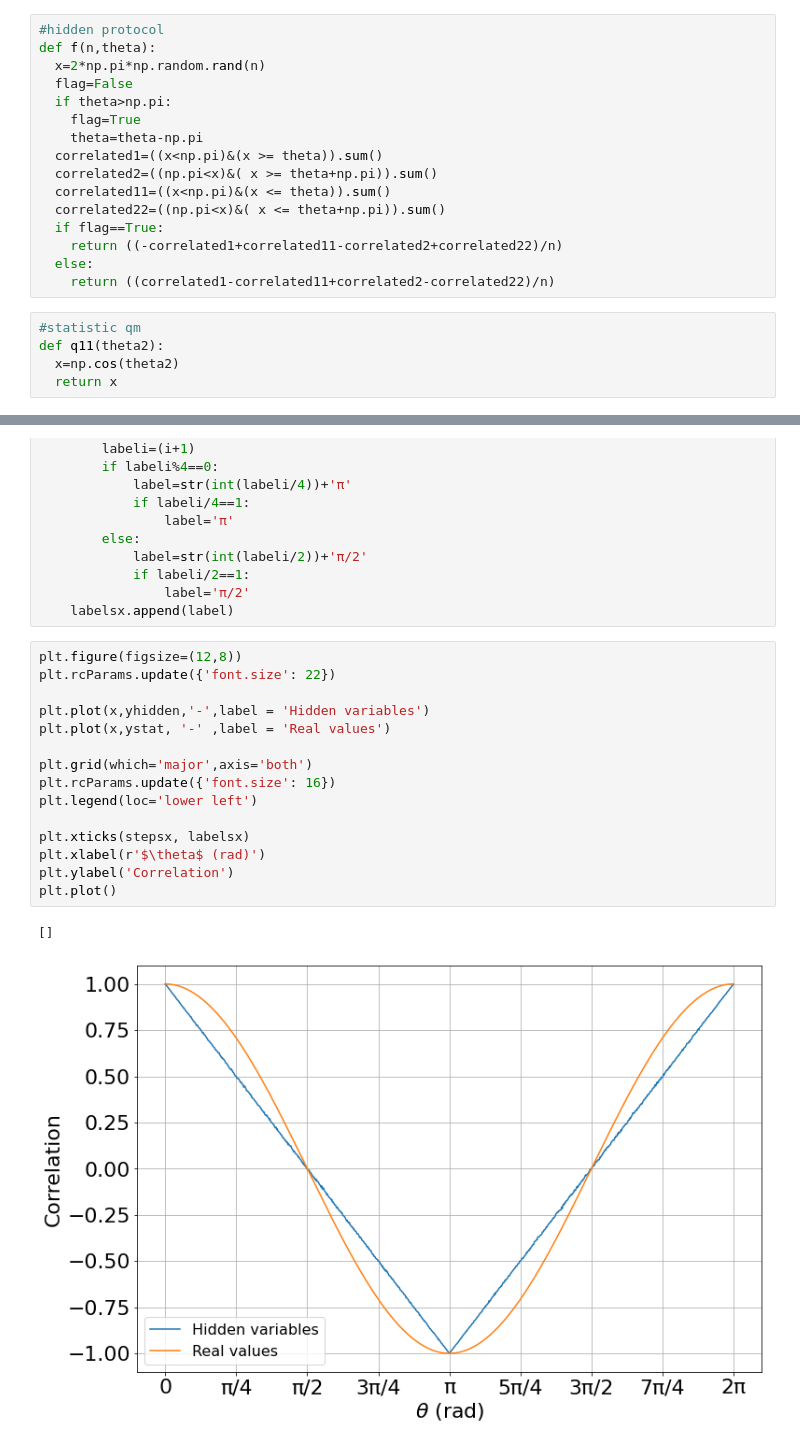
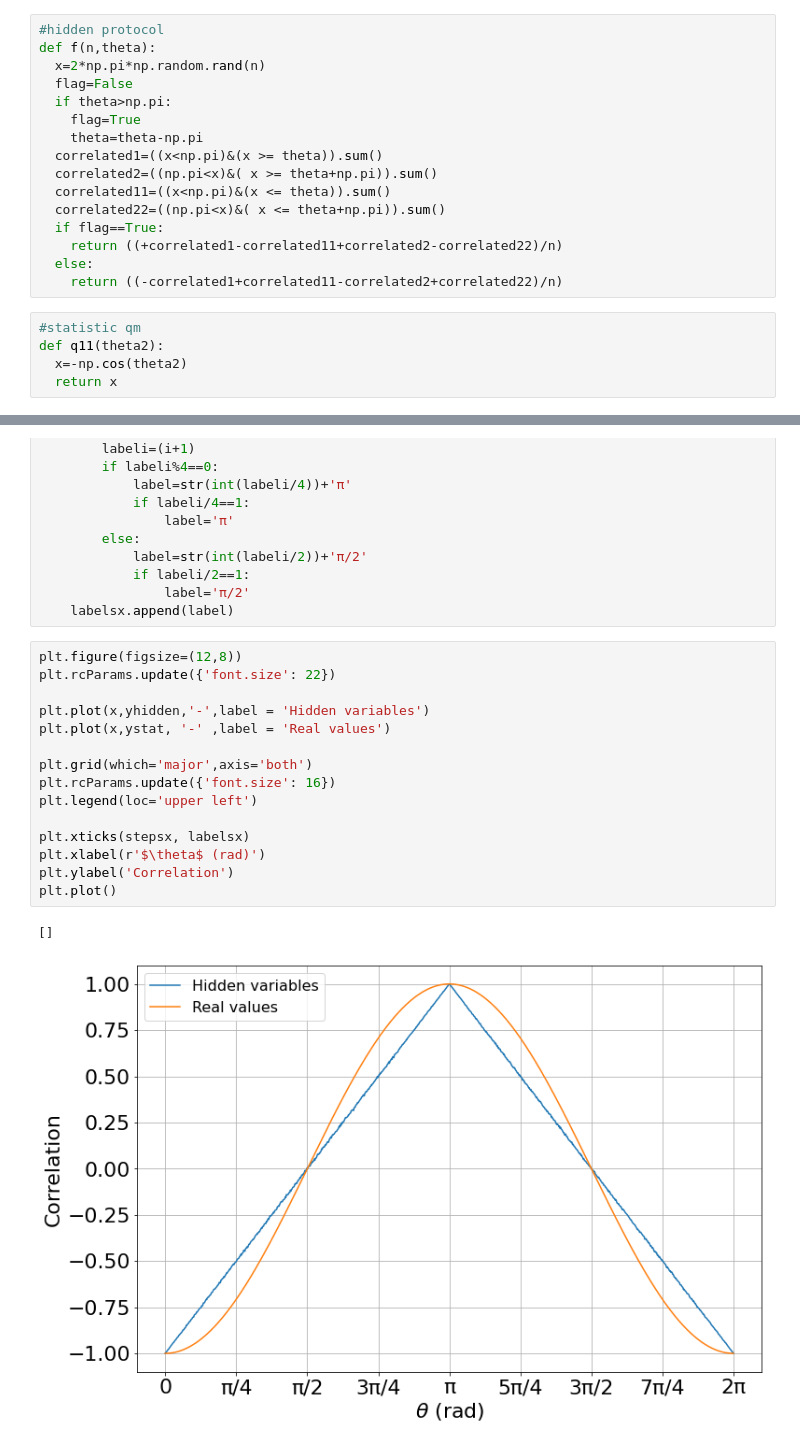
Before and after one commit to pvricard/Advanced-Quantum-Mechanics-Bell-test, a Jupyter notebook: Hidden_Variables_Correlation.ipynb, the cells around one changed output, grey strips where cells are left out. Cells and saved outputs as stored; diff of their text form.

```diff
--- a/Hidden_Variables_Correlation.ipynb
+++ b/Hidden_Variables_Correlation.ipynb
@@ -14,13 +14,13 @@ def f(n,theta):
   correlated11=((x<np.pi)&(x <= theta)).sum()
   correlated22=((np.pi<x)&( x <= theta+np.pi)).sum()
   if flag==True:
+    return ((+correlated1-correlated11+correlated2-correlated22)/n)
+  else:
     return ((-correlated1+correlated11-correlated2+correlated22)/n)
-  else:
-    return ((correlated1-correlated11+correlated2-correlated22)/n)
 # %%
 #statistic qm
 def q11(theta2):
-  x=np.cos(theta2)
+  x=-np.cos(theta2)
   return x
 # %%
 N=1000
@@ -55,18 +54,18 @@ for i in range(len(stepsx)-1):
 # %%
 plt.figure(figsize=(12,8))
 plt.rcParams.update({'font.size': 22})
 
 plt.plot(x,yhidden,'-',label = 'Hidden variables')
 plt.plot(x,ystat, '-' ,label = 'Real values')
 
 plt.grid(which='major',axis='both')
 plt.rcParams.update({'font.size': 16})
-plt.legend(loc='lower left')
+plt.legend(loc='upper left')
 
 plt.xticks(stepsx, labelsx)
 plt.xlabel(r'$\theta$ (rad)')
 plt.ylabel('Correlation')
 plt.plot()
 # %% [output]
 []
-[figure, old version]
+[figure, new version]
```
Also changed, not shown: parts of 2 cells of this notebook.
